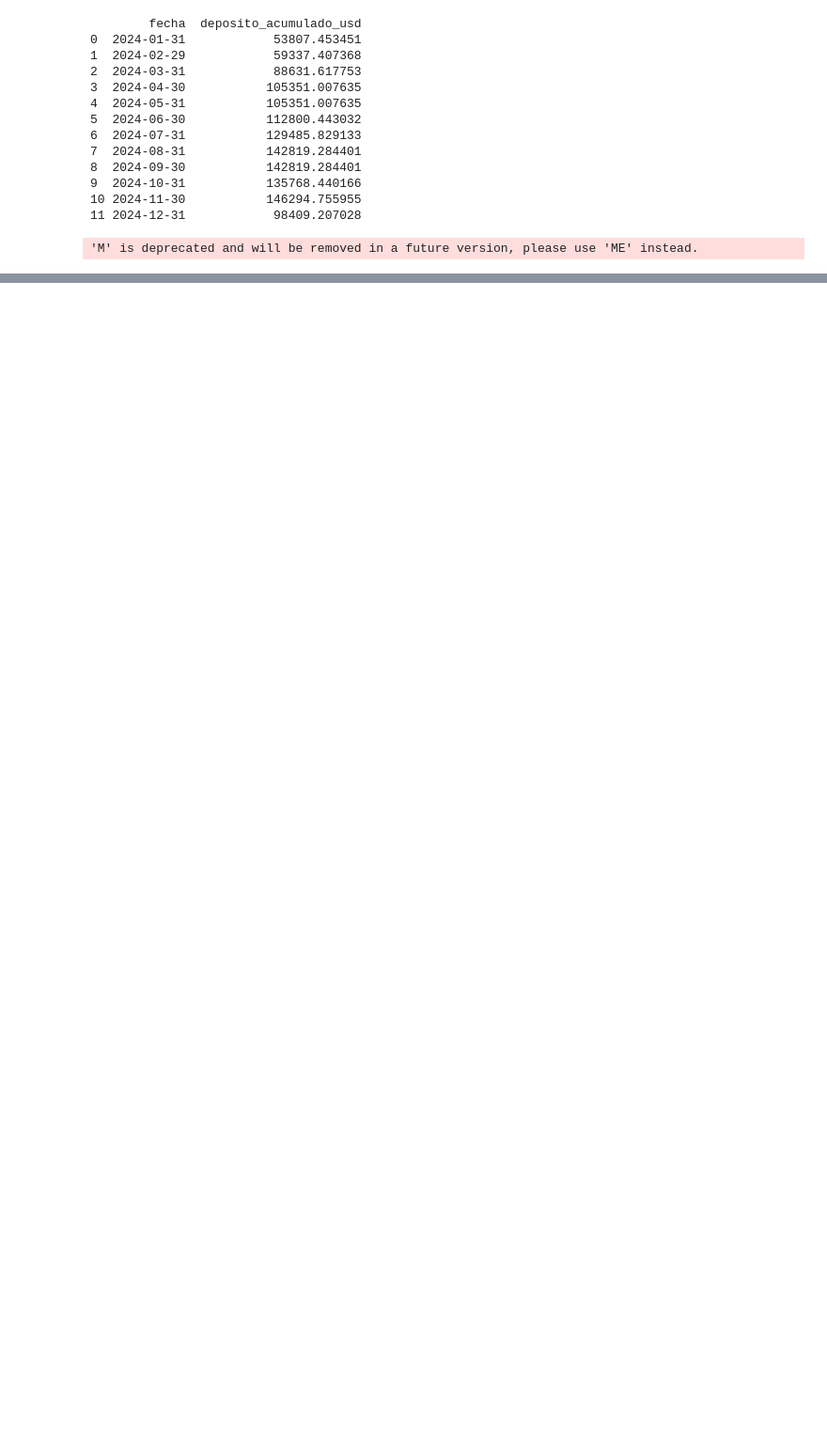
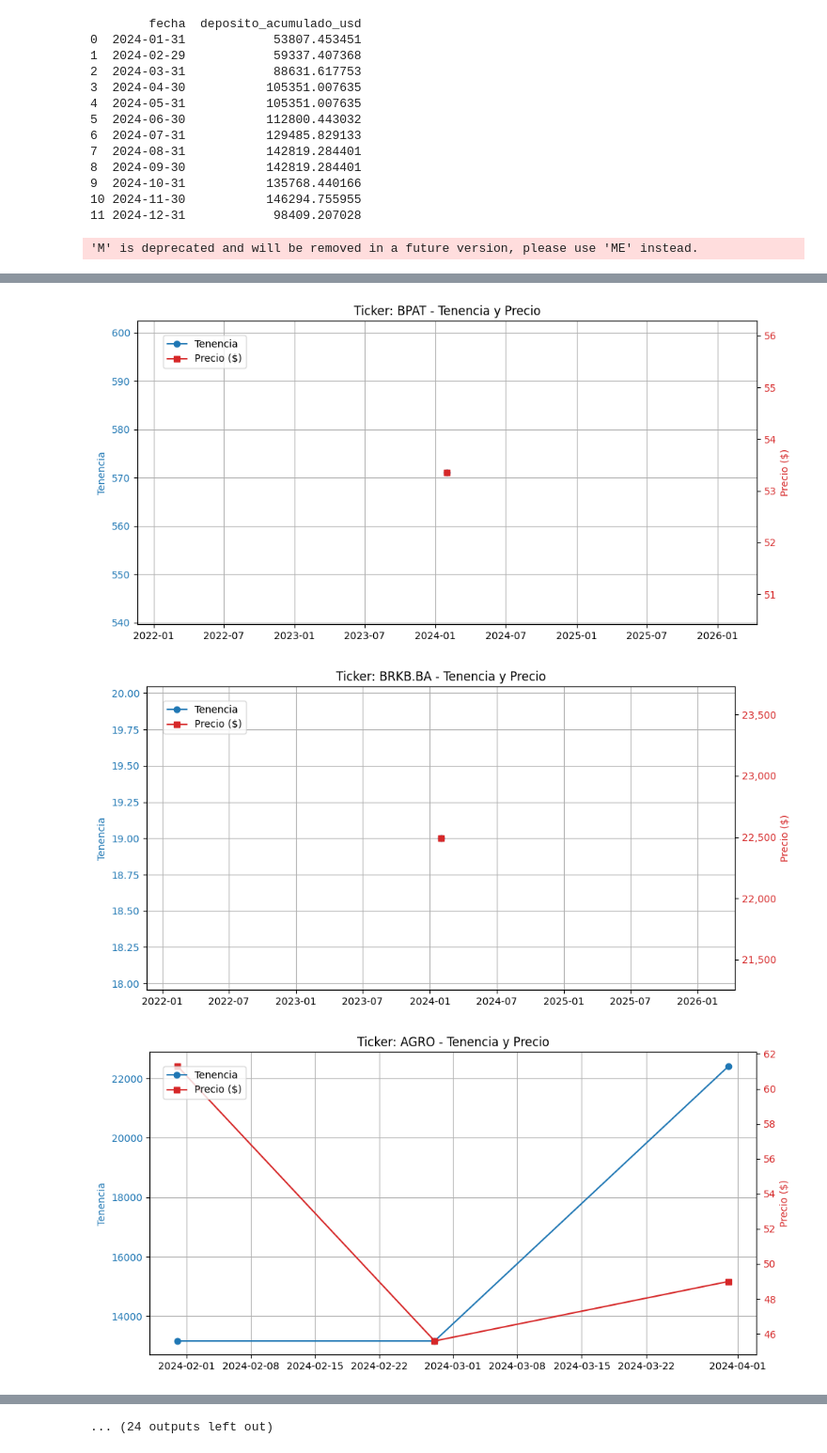
Before and after one commit to vladijarosz/Mercado-de-Valores, a Jupyter notebook: graficos_tenencias.ipynb, the cells around one changed output, grey strips where cells are left out. Shown at 94% size. Cells and saved outputs as stored; diff of their text form; code cells hidden in the pictures; blank space fills up the shorter version.

```diff
--- a/graficos_tenencias.ipynb
+++ b/graficos_tenencias.ipynb
@@ -342,0 +437,38 @@ fig.show()
+# %%
+import matplotlib.pyplot as plt
+from matplotlib.ticker import FuncFormatter
+import pandas as pd
+
+# Asegurar formato de fecha
+df['fecha'] = pd.to_datetime(df['fecha'])
+
+# Tickers únicos
+tickers = df['Ticker'].dropna().unique()  # Evita errores con NaN
+
+for ticker in tickers:
+    df_ticker = df[df['Ticker'] == ticker].sort_values('fecha')
+
+    fig, ax1 = plt.subplots(figsize=(10, 5))
+
+    # Eje izquierdo: Tenencia
+    ax1.plot(df_ticker['fecha'], df_ticker['Tenencia'], color='tab:blue', marker='o', label='Tenencia')
+    ax1.set_ylabel('Tenencia', color='tab:blue')
+    ax1.tick_params(axis='y', labelcolor='tab:blue')
+    ax1.grid(True)
+
+    # Eje derecho: Precio (columna 'precio')
+    ax2 = ax1.twinx()
+    ax2.plot(df_ticker['fecha'], df_ticker['precio'], color='tab:red', marker='s', linestyle='-', label='Precio ($)')
+    ax2.set_ylabel('Precio ($)', color='tab:red')
+    ax2.tick_params(axis='y', labelcolor='tab:red')
+    ax2.yaxis.set_major_formatter(FuncFormatter(lambda x, _: f'{x:,.0f}'))
+
+    # Título y leyenda
+    plt.title(f"Ticker: {ticker} - Tenencia y Precio")
+    fig.legend(loc="upper left", bbox_to_anchor=(0.1, 0.9))
+    plt.tight_layout()
+    plt.show()
+# %% [output]
+[figure, added]
+[figure, added]
+[figure, added]
@@ -342,0 +484 @@ fig.show()
+... (24 outputs left out)
```
Also changed, not shown: parts of 10 cells of this notebook.
